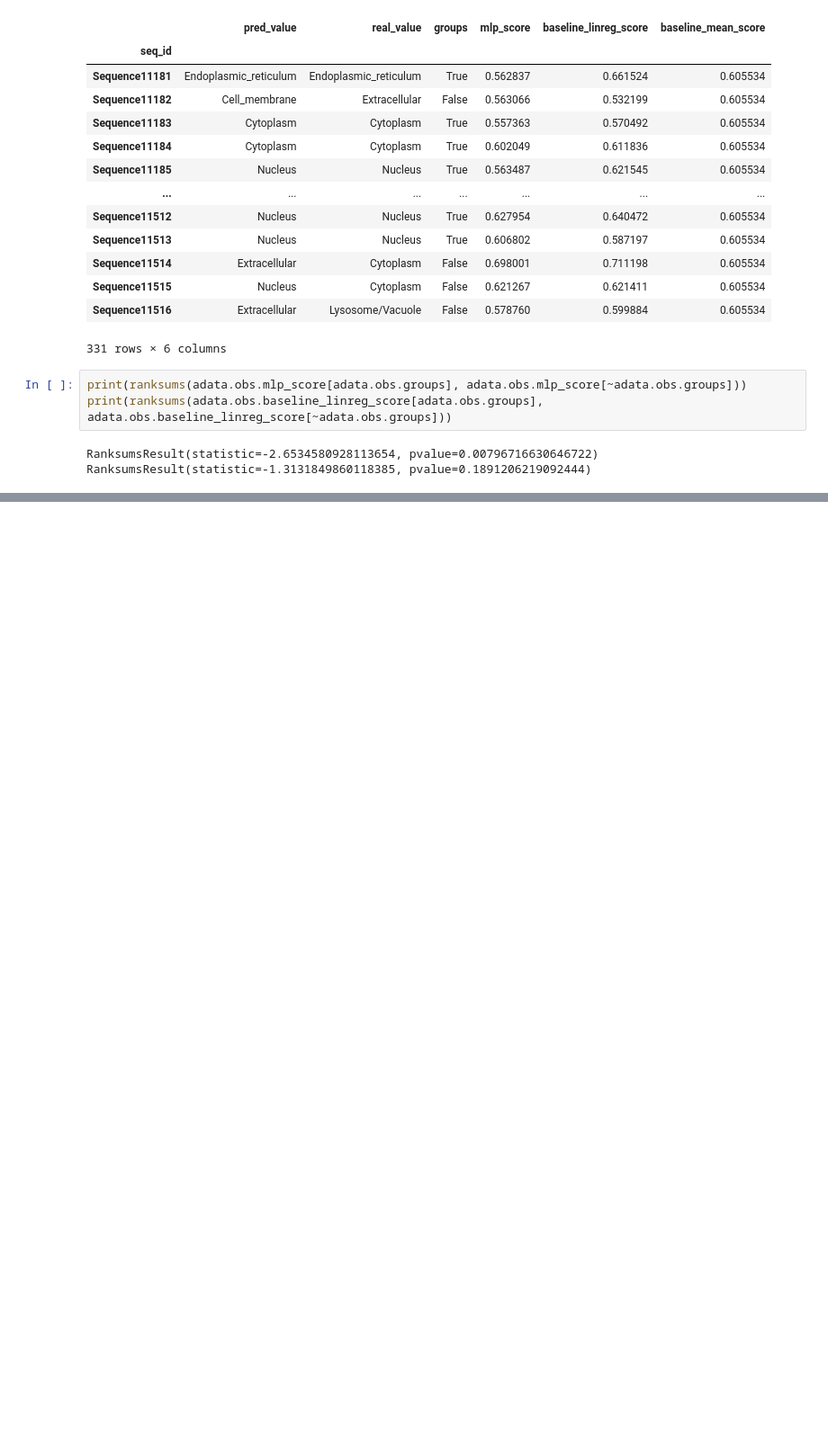
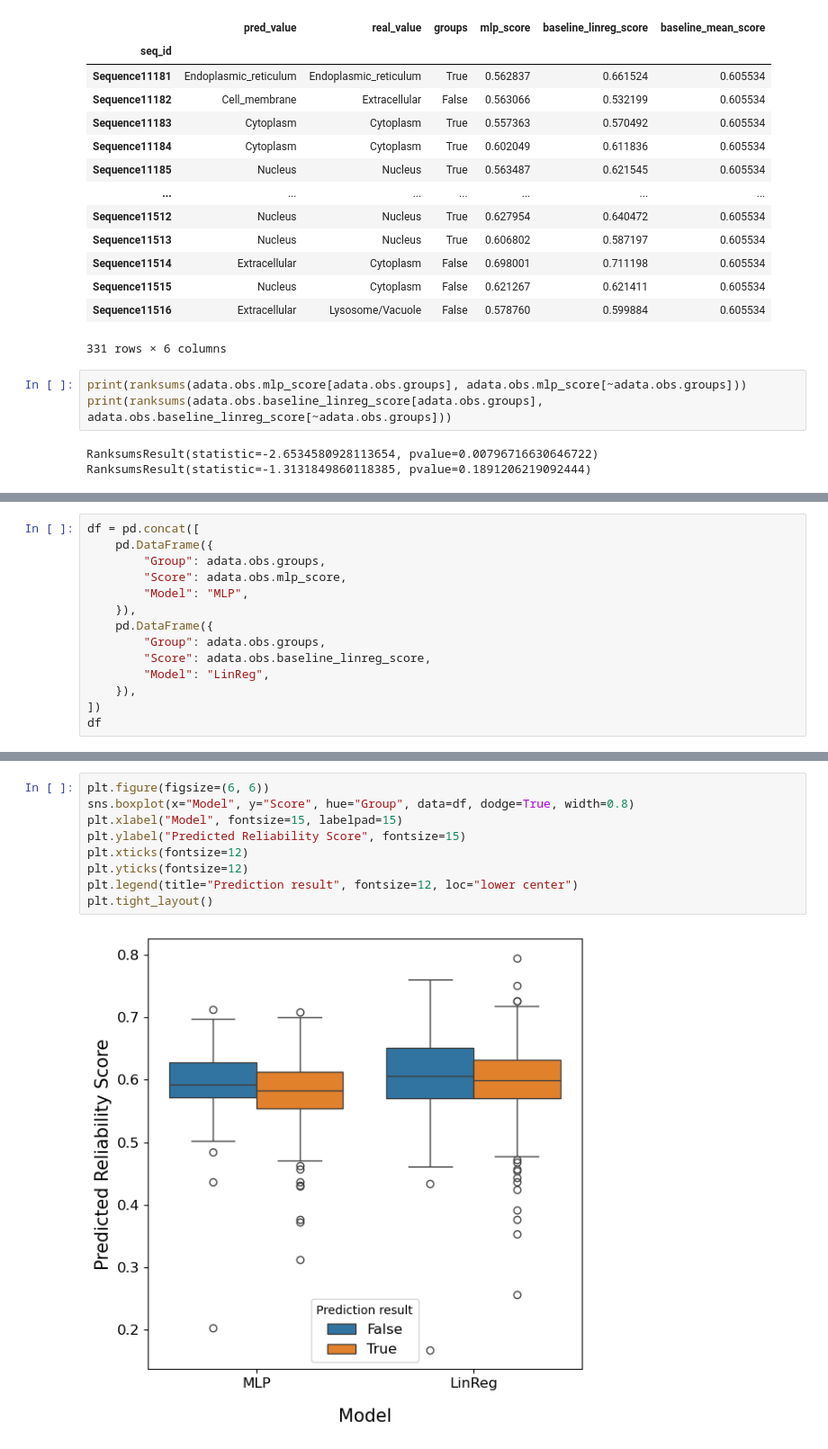
Before and after one commit to LeonHafner/PP2_reliability_score_pred, a Jupyter notebook: scripts/downstream/predict_scl_mixed_hard.ipynb, the cells around one changed output, grey strips where cells are left out. Shown: that part at 90% size. Drawn from its saved outputs; the diff is of its cells as text; blank space fills up the shorter version.

```diff
--- a/scripts/downstream/predict_scl_mixed_hard.ipynb
+++ b/scripts/downstream/predict_scl_mixed_hard.ipynb
@@ -101,0 +96,14 @@ Text(0, 0.5, 'Predicted Reliability Score')
+# %%
+df = pd.concat([
+    pd.DataFrame({
+        "Group": adata.obs.groups,
+        "Score": adata.obs.mlp_score,
+        "Model": "MLP",
+    }),
+    pd.DataFrame({
+        "Group": adata.obs.groups,
+        "Score": adata.obs.baseline_linreg_score,
+        "Model": "LinReg",
+    }),
+])
+df
@@ -101,0 +125,11 @@ Text(0, 0.5, 'Predicted Reliability Score')
+# %%
+plt.figure(figsize=(6, 6))
+sns.boxplot(x="Model", y="Score", hue="Group", data=df, dodge=True, width=0.8)
+plt.xlabel("Model", fontsize=15, labelpad=15)
+plt.ylabel("Predicted Reliability Score", fontsize=15)
+plt.xticks(fontsize=12)
+plt.yticks(fontsize=12)
+plt.legend(title="Prediction result", fontsize=12, loc="lower center")
+plt.tight_layout()
+# %% [output]
+[figure, added]
```
Also changed, not shown: parts of 3 cells of this notebook, 1 other file.
